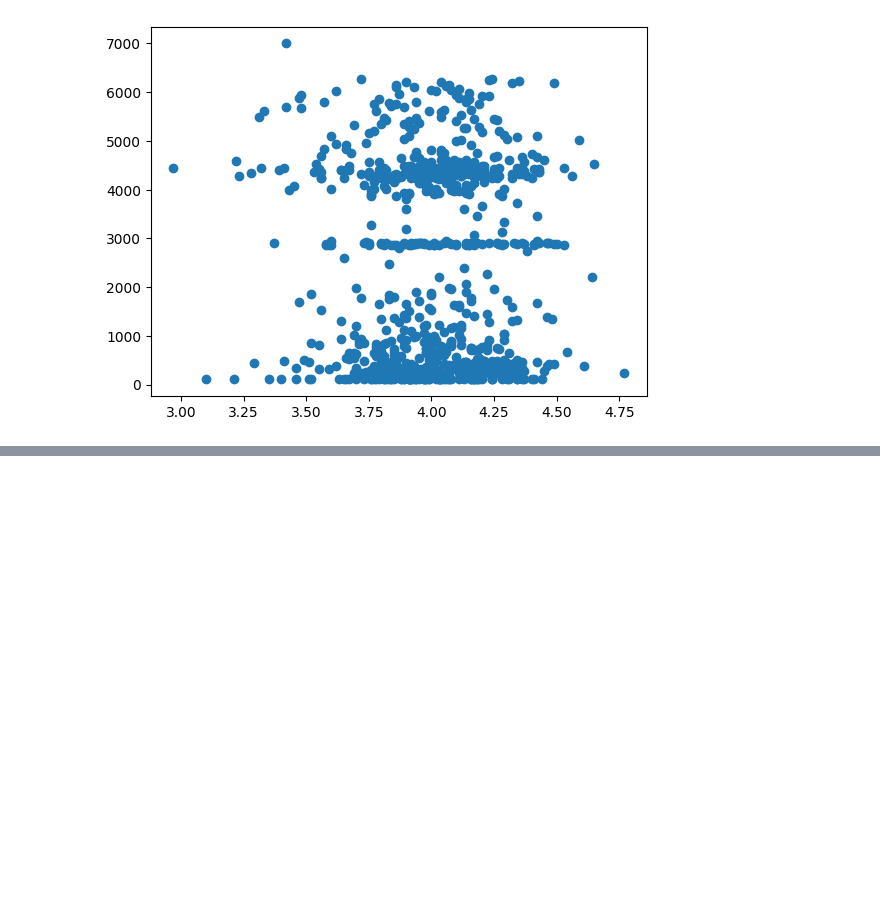
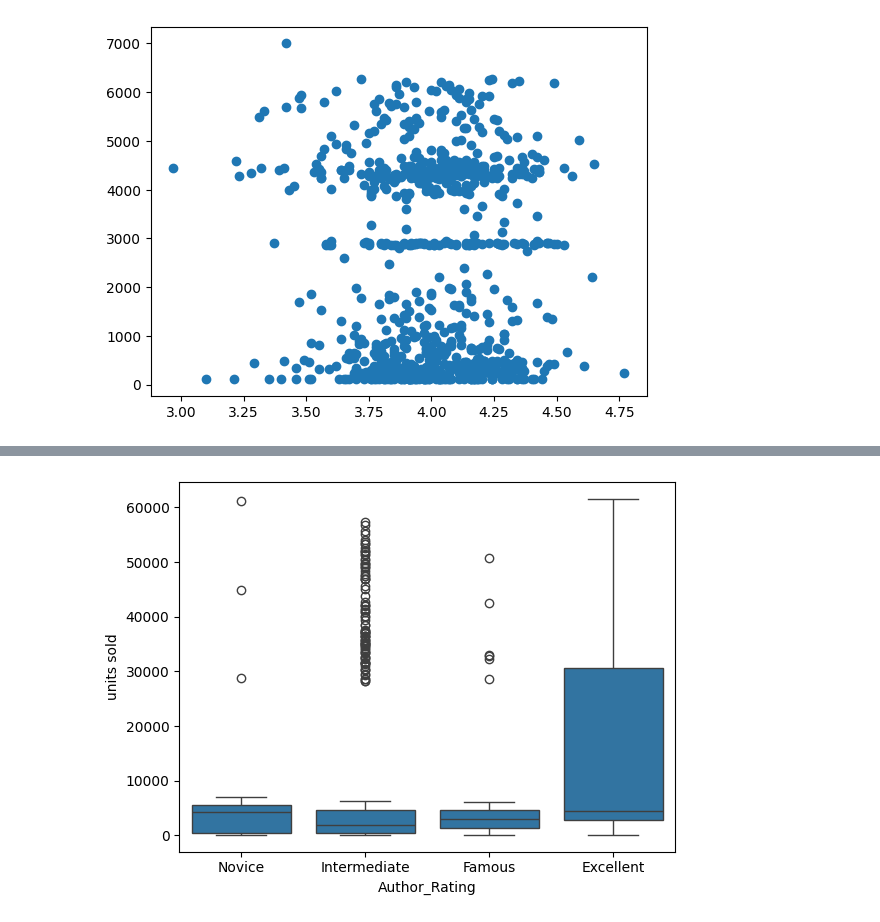
Before and after one commit to MarcioLuizBR/analiseDados_BookStore1, a Jupyter notebook: AnaliseBookStore.ipynb, the cells around one changed output, grey strips where cells are left out. Drawn from its saved outputs; the diff is of its cells as text; code cells hidden in the pictures; blank space fills up the shorter version.

```diff
--- a/AnaliseBookStore.ipynb
+++ b/AnaliseBookStore.ipynb
@@ -270,0 +323,4 @@ plt.scatter(df[booleano]["Book_average_rating"], df[booleano]["units sold"]);
+# %%
+sns.boxplot(x='Author_Rating', y='units sold', data=df);
+# %% [output]
+[figure, added]
```
Also changed, not shown: parts of 7 cells of this notebook.
